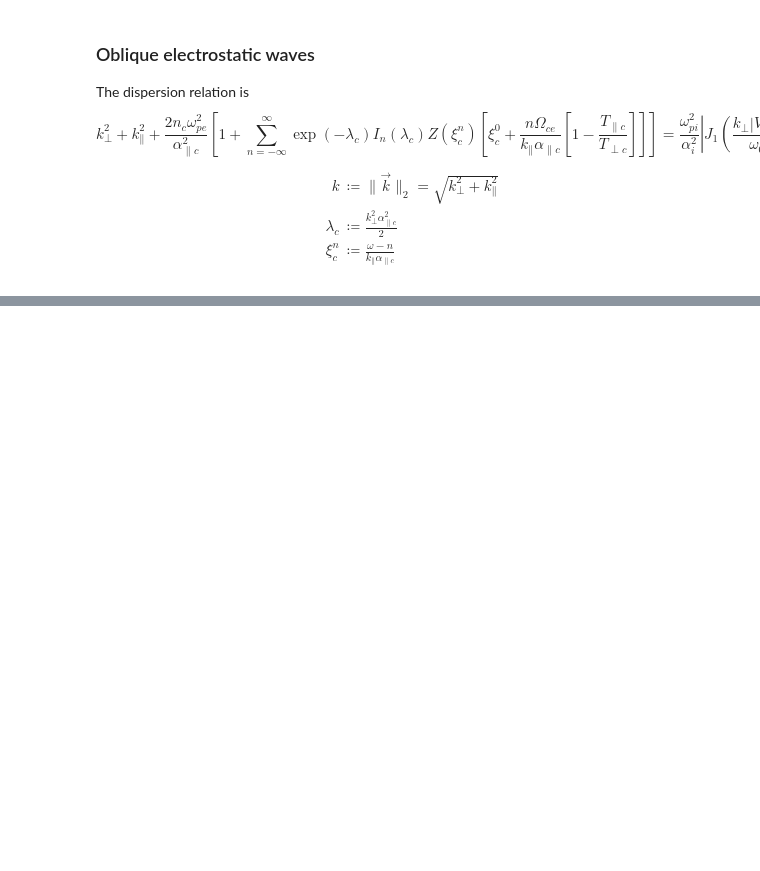
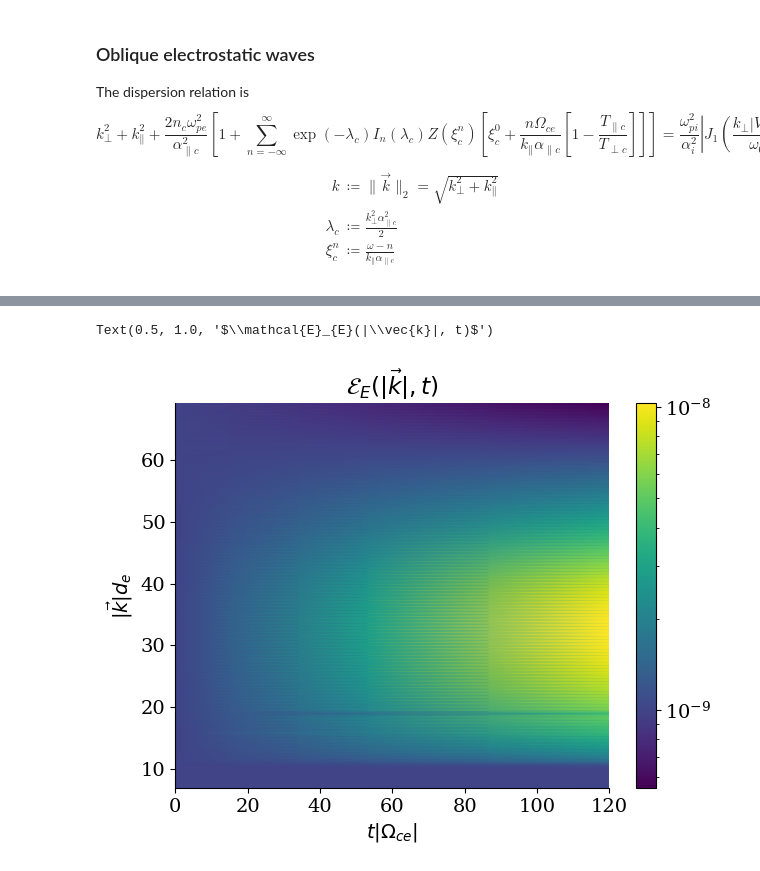
Before and after one commit to opaliss/QLT_whistler, a Jupyter notebook: 2021_pop_electrostatic_oblique_QLT.ipynb, the cells around one changed output, grey strips where cells are left out. Cells and saved outputs as stored; diff of their text form; code cells hidden in the pictures; blank space fills up the shorter version.

```diff
--- a/2021_pop_electrostatic_oblique_QLT.ipynb
+++ b/2021_pop_electrostatic_oblique_QLT.ipynb
@@ -89,13 +70,3 @@ k_abs = np.zeros((len(k_perp_)))
 # %%
 dk_perp = np.abs(k_perp_[1] - k_perp_[0])
 dk_par = np.abs(k_par_[1] - k_par_[0])
-# %%
-for ii in range(len(k_perp_)):
-    try:
-        k_abs[ii] = np.sqrt(k_par_[ii]**2 + k_perp_[ii]**2)
-        sol_[ii] = scipy.optimize.newton(dispersion_relation(k_perp=k_perp_[ii], k_par=k_par_[ii],
-                                                omega_pe=omega_pe, omega_pi=omega_pi, omega_0=omega_0, v_0=v_0, alpha_c_perp=alpha_c_perp,
-                                                alpha_i=alpha_i, alpha_c_par=alpha_c_par, n_c=n_c), omega_0*0.99 + 1e-3j, tol=1e-15)
-    except:
-        sol_[ii] =  np.inf + np.inf*1j
-        print("An exception occurred")
@@ -217,0 +124,16 @@ k|_ 5.0
+# %%
+fig, ax = plt.subplots(figsize=(7, 5))
+pos = ax.pcolormesh(result.t, np.sqrt(k_perp_**2 + k_par_**2), result.y[6:], cmap="viridis",
+                    norm=matplotlib.colors.LogNorm(), shading='gouraud')
+cbar = fig.colorbar(pos)
+
+ax.set_xlabel(r'$t|\Omega_{ce}|$')
+ax.set_ylabel(r'$|\vec{k}| d_{e}$')
+
+ax.spines['right'].set_visible(False)
+ax.spines['top'].set_visible(False)
+
+ax.set_title(r"$\mathcal{E}_{E}(|\vec{k}|, t)$")
+# %% [output]
+Text(0.5, 1.0, '$\\mathcal{E}_{E}(|\\vec{k}|, t)$')
+[figure, added]
```
Also changed, not shown: parts of 17 cells of this notebook, 5 other files.
